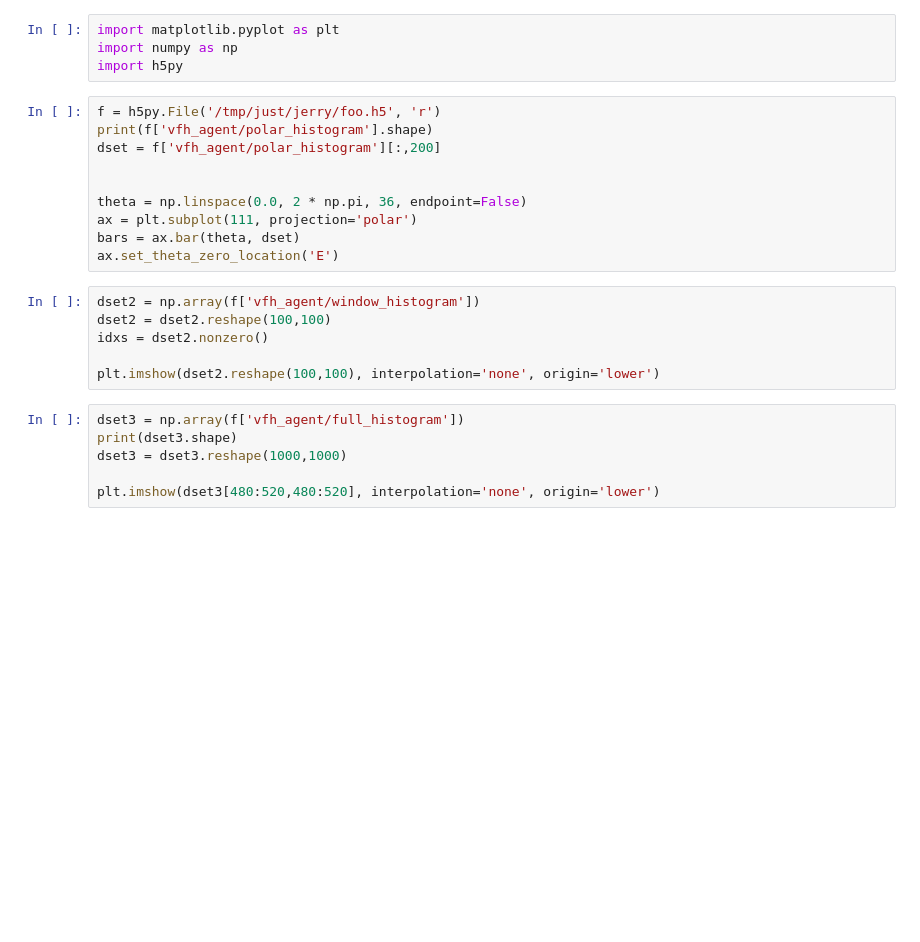
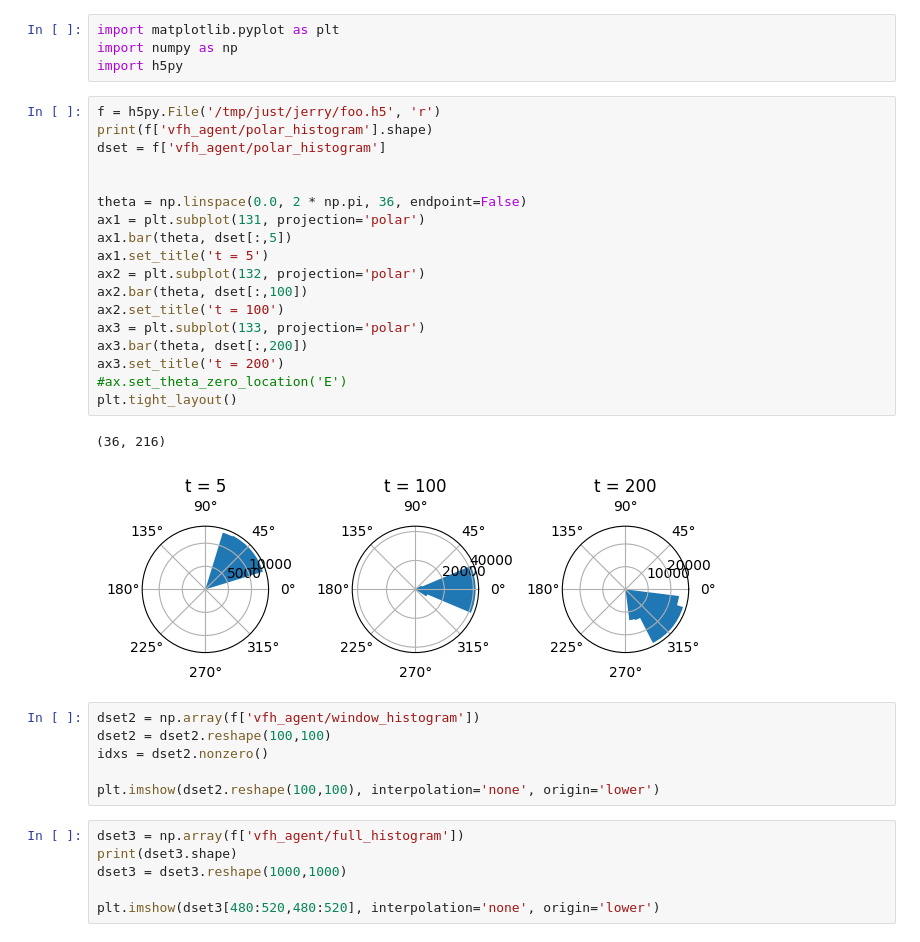
Before and after one commit to sarcasticnature/just, a Jupyter notebook: notebooks/vfh_exploration.ipynb, the cells around one changed output. Cells and saved outputs as stored; diff of their text form; blank space fills up the shorter version.

```diff
--- a/notebooks/vfh_exploration.ipynb
+++ b/notebooks/vfh_exploration.ipynb
@@ -5,13 +5,24 @@ import h5py
 # %%
 f = h5py.File('/tmp/just/jerry/foo.h5', 'r')
 print(f['vfh_agent/polar_histogram'].shape)
-dset = f['vfh_agent/polar_histogram'][:,200]
+dset = f['vfh_agent/polar_histogram']
 
 
 theta = np.linspace(0.0, 2 * np.pi, 36, endpoint=False)
-ax = plt.subplot(111, projection='polar')
-bars = ax.bar(theta, dset)
-ax.set_theta_zero_location('E')
+ax1 = plt.subplot(131, projection='polar')
+ax1.bar(theta, dset[:,5])
+ax1.set_title('t = 5')
+ax2 = plt.subplot(132, projection='polar')
+ax2.bar(theta, dset[:,100])
+ax2.set_title('t = 100')
+ax3 = plt.subplot(133, projection='polar')
+ax3.bar(theta, dset[:,200])
+ax3.set_title('t = 200')
+#ax.set_theta_zero_location('E')
+plt.tight_layout()
+# %% [output]
+(36, 216)
+[figure, added]
 # %%
 dset2 = np.array(f['vfh_agent/window_histogram'])
 dset2 = dset2.reshape(100,100)
```
Also changed, not shown: 3 other files.
